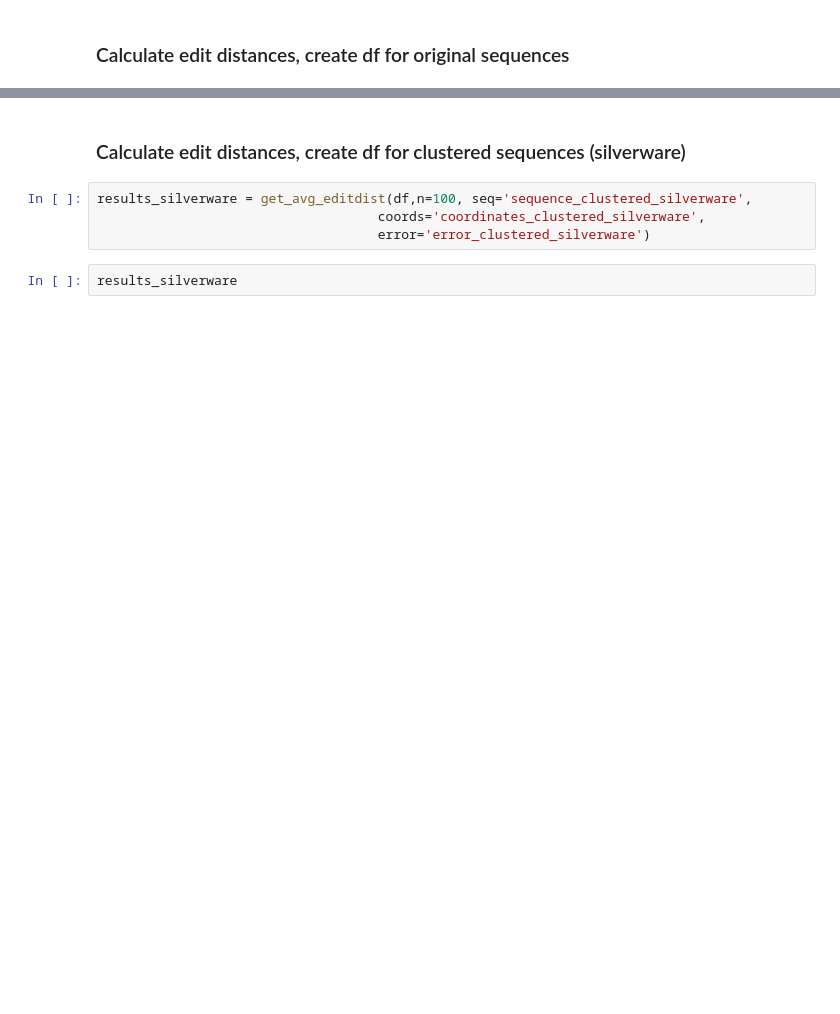
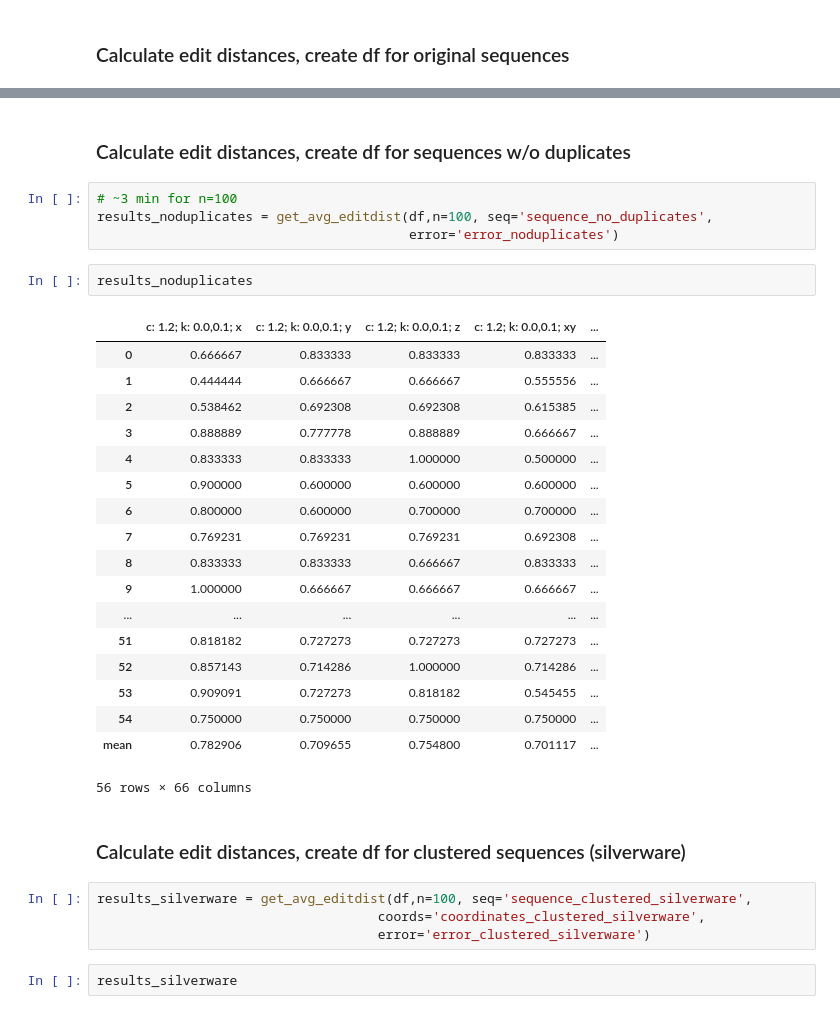
Before and after one commit to zauri/action_selection, a Jupyter notebook: cognitive model/shortest_path/automatica/automatica_lowesterror_no_outliers.ipynb, the cells around one changed output, grey strips where cells are left out. Drawn from its saved outputs; the diff is of its cells as text; blank space fills up the shorter version.

Commit message:
compare model simulations, save results

```diff
--- a/cognitive model/shortest_path/automatica/automatica_lowesterror_no_outliers.ipynb
+++ b/cognitive model/shortest_path/automatica/automatica_lowesterror_no_outliers.ipynb
@@ -200,3 +201,30 @@ results_original
+# %% [markdown]
+### Calculate edit distances, create df for sequences w/o duplicates
+# %%
+# ~3 min for n=100
+results_noduplicates = get_avg_editdist(df,n=100, seq='sequence_no_duplicates',
+                                        error='error_noduplicates')
+# %%
+results_noduplicates
+# %% [output]
+|  | c: 1.2; k: 0.0,0.1; x | c: 1.2; k: 0.0,0.1; y | c: 1.2; k: 0.0,0.1; z | c: 1.2; k: 0.0,0.1; xy | ... |
+| 0 | 0.666667 | 0.833333 | 0.833333 | 0.833333 | ... |
+| 1 | 0.444444 | 0.666667 | 0.666667 | 0.555556 | ... |
+| 2 | 0.538462 | 0.692308 | 0.692308 | 0.615385 | ... |
+| 3 | 0.888889 | 0.777778 | 0.888889 | 0.666667 | ... |
+| 4 | 0.833333 | 0.833333 | 1.000000 | 0.500000 | ... |
+| 5 | 0.900000 | 0.600000 | 0.600000 | 0.600000 | ... |
+| 6 | 0.800000 | 0.600000 | 0.700000 | 0.700000 | ... |
+| 7 | 0.769231 | 0.769231 | 0.769231 | 0.692308 | ... |
+| 8 | 0.833333 | 0.833333 | 0.666667 | 0.833333 | ... |
+| 9 | 1.000000 | 0.666667 | 0.666667 | 0.666667 | ... |
+| ... | ... | ... | ... | ... | ... |
+| 51 | 0.818182 | 0.727273 | 0.727273 | 0.727273 | ... |
+| 52 | 0.857143 | 0.714286 | 1.000000 | 0.714286 | ... |
+| 53 | 0.909091 | 0.727273 | 0.818182 | 0.545455 | ... |
+| 54 | 0.750000 | 0.750000 | 0.750000 | 0.750000 | ... |
+| mean | 0.782906 | 0.709655 | 0.754800 | 0.701117 | ... |
+56 rows × 66 columns
 # %% [markdown]
 ### Calculate edit distances, create df for clustered sequences (silverware)
 # %%
```
Also changed, not shown: parts of 13 cells of this notebook, 11 other files.
